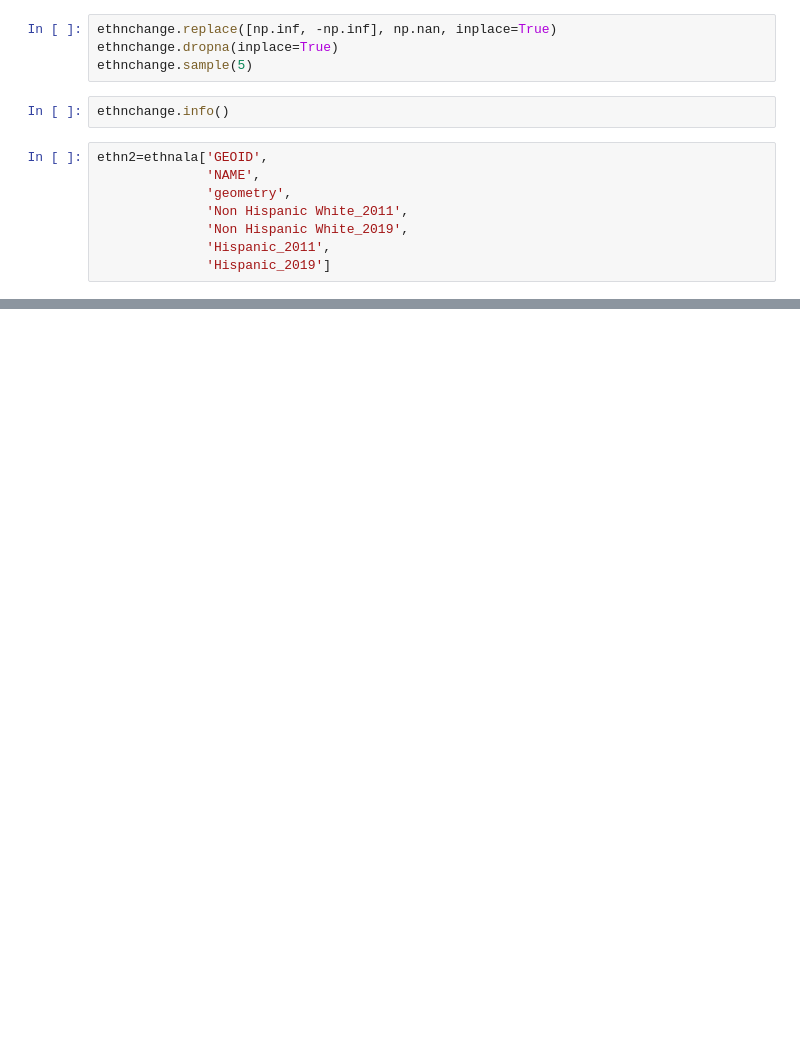
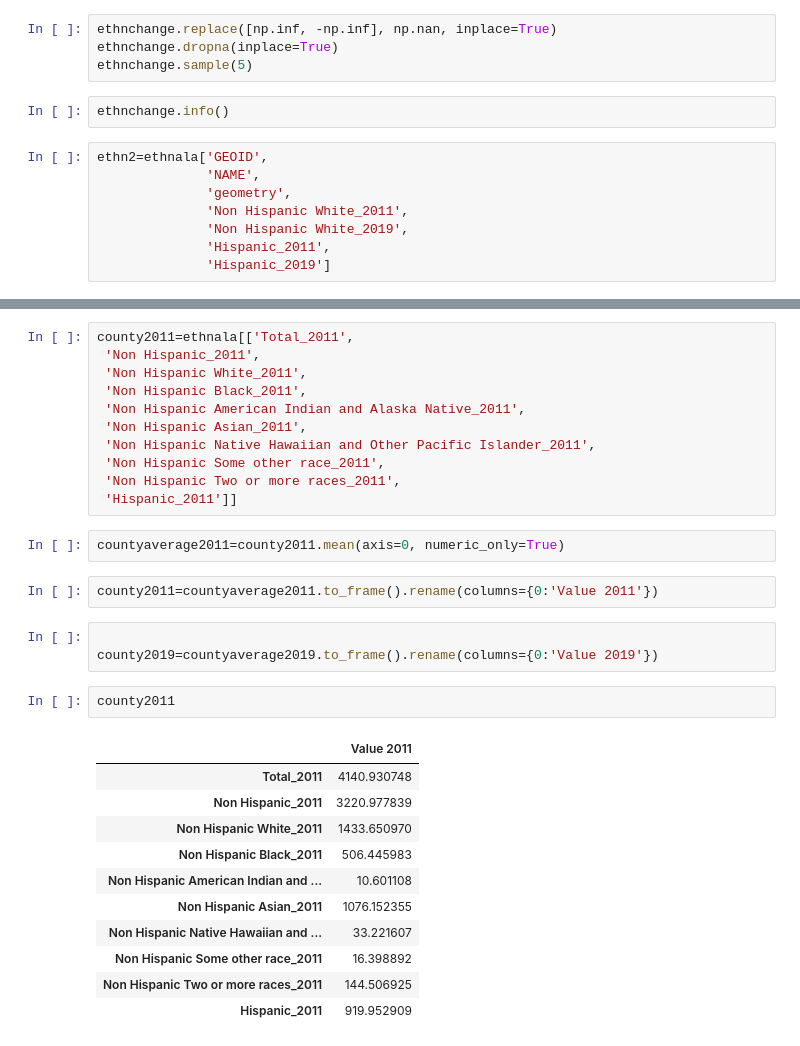
Before and after one commit to nlmatteson/UP206A--Final-Project, a Jupyter notebook: Group-Assignments/Untitled.ipynb, the cells around one changed output, grey strips where cells are left out. Cells and saved outputs as stored; diff of their text form; blank space fills up the shorter version.

```diff
--- a/Group-Assignments/Untitled.ipynb
+++ b/Group-Assignments/Untitled.ipynb
@@ -125,0 +330,32 @@ ethn2=ethnala['GEOID',
+# %%
+county2011=ethnala[['Total_2011',
+ 'Non Hispanic_2011',
+ 'Non Hispanic White_2011',
+ 'Non Hispanic Black_2011',
+ 'Non Hispanic American Indian and Alaska Native_2011',
+ 'Non Hispanic Asian_2011',
+ 'Non Hispanic Native Hawaiian and Other Pacific Islander_2011',
+ 'Non Hispanic Some other race_2011',
+ 'Non Hispanic Two or more races_2011',
+ 'Hispanic_2011']]
+# %%
+countyaverage2011=county2011.mean(axis=0, numeric_only=True)
+# %%
+county2011=countyaverage2011.to_frame().rename(columns={0:'Value 2011'})
+# %%
+
+county2019=countyaverage2019.to_frame().rename(columns={0:'Value 2019'})
+# %%
+county2011
+# %% [output]
+|  | Value 2011 |
+| Total_2011 | 4140.930748 |
+| Non Hispanic_2011 | 3220.977839 |
+| Non Hispanic White_2011 | 1433.650970 |
+| Non Hispanic Black_2011 | 506.445983 |
+| Non Hispanic American Indian and ... | 10.601108 |
+| Non Hispanic Asian_2011 | 1076.152355 |
+| Non Hispanic Native Hawaiian and ... | 33.221607 |
+| Non Hispanic Some other race_2011 | 16.398892 |
+| Non Hispanic Two or more races_2011 | 144.506925 |
+| Hispanic_2011 | 919.952909 |
```
Also changed, not shown: parts of 28 cells of this notebook.
